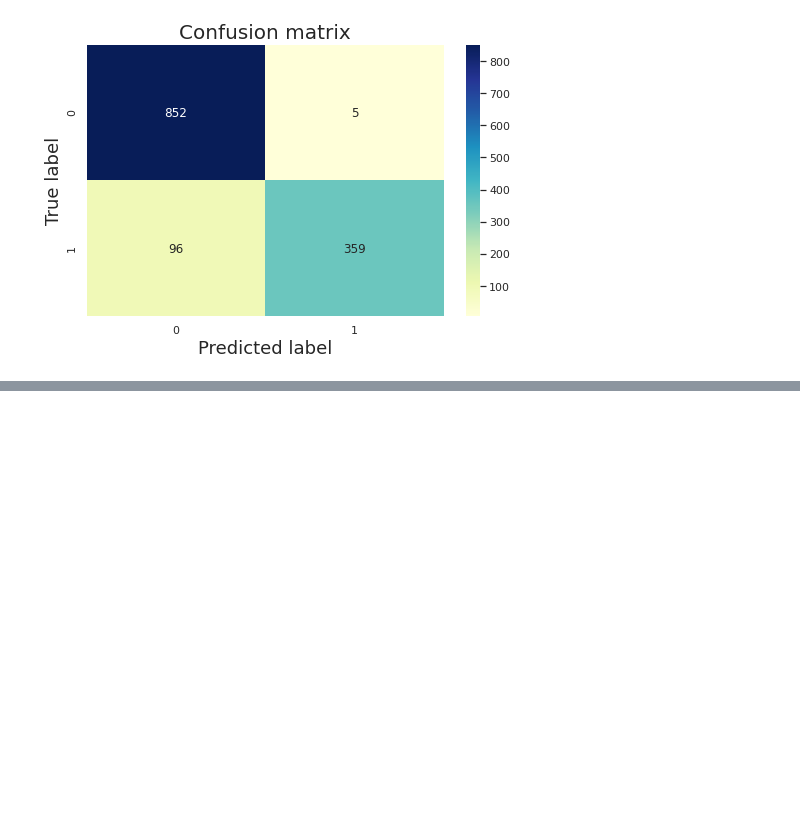
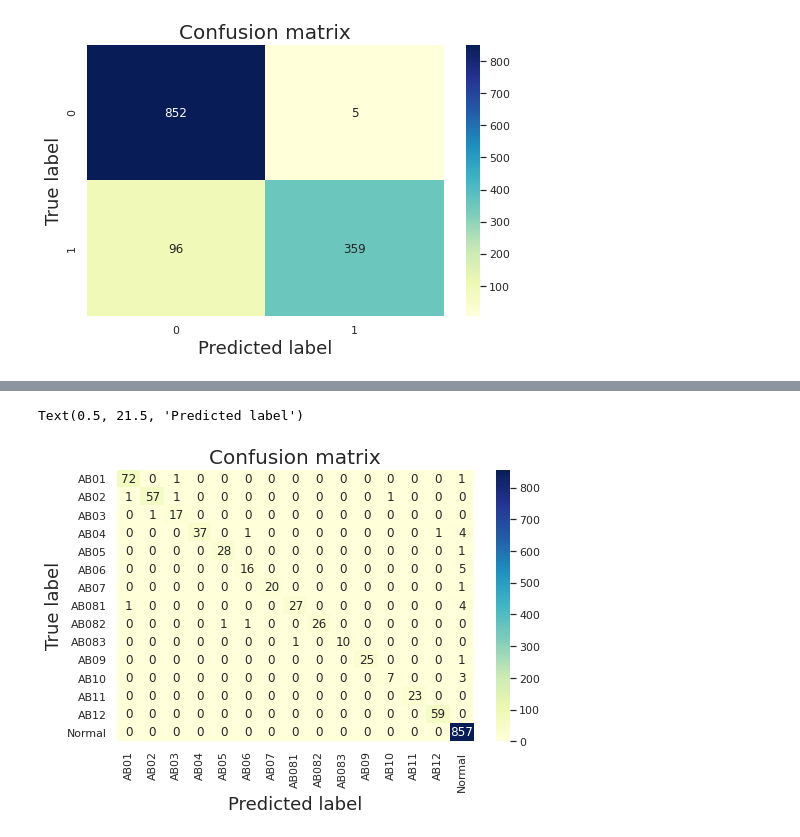
Before and after one commit to Peckkie/Experiment_Evaluation_CCA, a Jupyter notebook: Evaluation_15ABClass.ipynb, the cells around one changed output, grey strips where cells are left out. Saved outputs shown, nothing was run; the diff lists cells and outputs as text; code cells hidden in the pictures; blank space fills up the shorter version.

Commit message:
add code for Predict by 5FP Scores

```diff
--- a/Evaluation_15ABClass.ipynb
+++ b/Evaluation_15ABClass.ipynb
@@ -226,0 +259,3 @@ Text(0.5, 21.5, 'Predicted label')
+# %%
+dataframe['category_top3'] = pred_list
+dataframe['Prob_top3'] = prob_list
@@ -226,0 +264,12 @@ Text(0.5, 21.5, 'Predicted label')
+# %%
+ress = list()
+ress_class = list()
+for i in range(0,len(dataframe)):
+    if dataframe['Sub_class'][i] in dataframe['category_top3'][i]:
+        res = dataframe['Sub_class'][i]
+    else:
+        res = dataframe['category'][i]
+    ress.append(res)
+dataframe['Pred_top3'] = ress
+# %%
+Act_ = data_train['Sub_class'].tolist()
@@ -226,0 +301,25 @@ Text(0.5, 21.5, 'Predicted label')
+# %%
+act = Act_
+pred = ress
+#create CF
+data = {'Actual': act,'Predicted' : pred,}
+df = pd.DataFrame(data, columns=['Actual','Predicted'])
+conf_mat = pd.crosstab(df['Actual'],df['Predicted'],rownames=['Actual'],colnames=['Predicted'])
+
+#Confusion matrix
+from sklearn.metrics import confusion_matrix
+import matplotlib.pyplot as plt
+cm = confusion_matrix(act, pred)
+
+#plot Confusion matrix
+import seaborn as sns
+sns.set()
+fig, ax = plt.subplots(figsize=(8, 5))
+
+ax = sns.heatmap(conf_mat, annot=True, fmt="d", cmap="YlGnBu") #Blues,Oranges,Reds
+ax.set_title('Confusion matrix',fontsize=20)
+ax.set_ylabel('True label',fontsize=18)
+ax.set_xlabel('Predicted label',fontsize=18)
+# %% [output]
+Text(0.5, 21.5, 'Predicted label')
+[figure, added]
```
Also changed, not shown: parts of 7 cells of this notebook, 13 other files.
